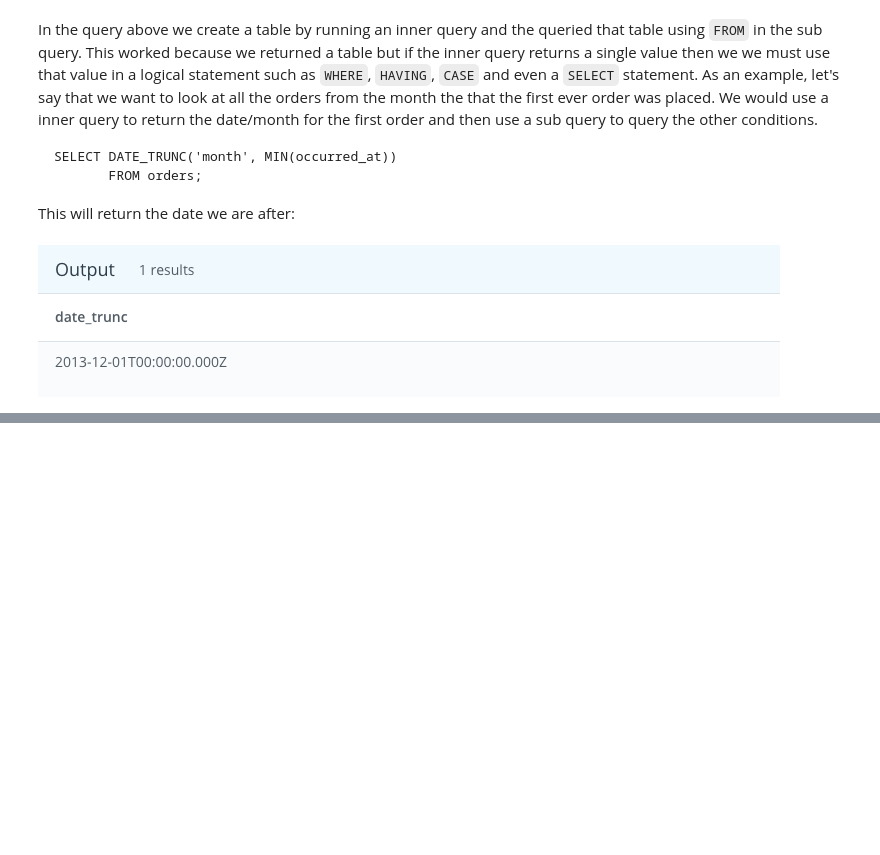
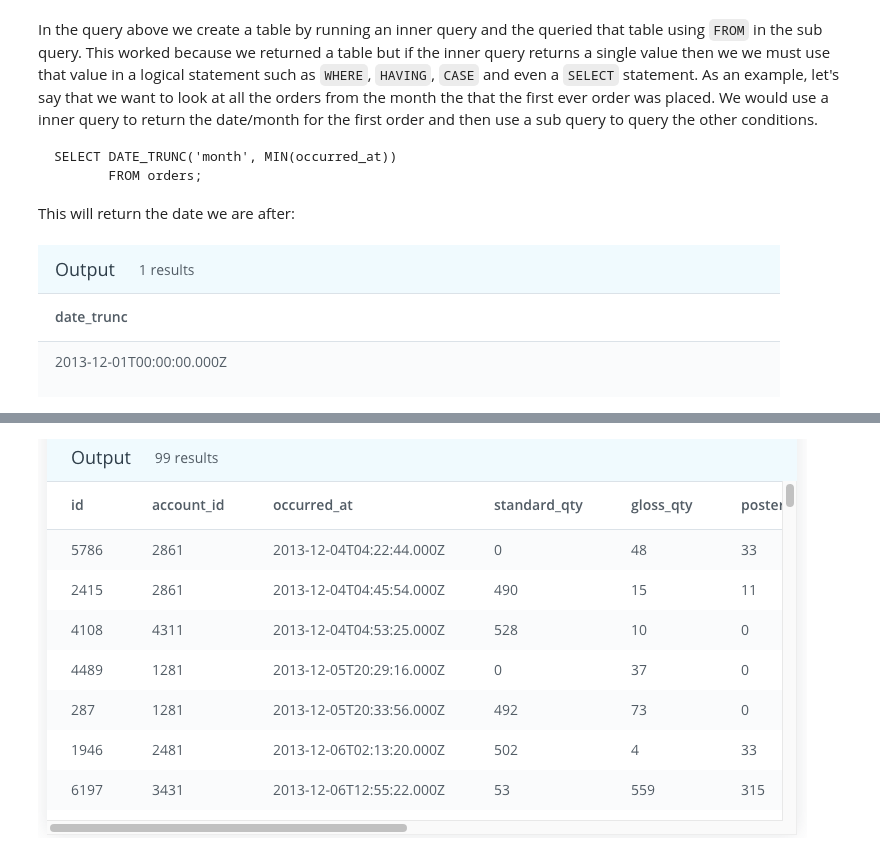
Before and after one commit to GabeMaldonado/SQL, a Jupyter notebook: PostgreSQL_III.ipynb, the cells around one changed output, grey strips where cells are left out. Cells and saved outputs as stored; diff of their text form; code cells hidden in the pictures; blank space fills up the shorter version.

```diff
--- a/PostgreSQL_III.ipynb
+++ b/PostgreSQL_III.ipynb
@@ -58,0 +70,4 @@ Image('/content/Postgresql_DATE_TRUNC.png')
+# %%
+Image('/content/Postgresql_sub_query_2.png')
+# %% [output]
+[figure, added]
```
Also changed, not shown: parts of 7 cells of this notebook.
